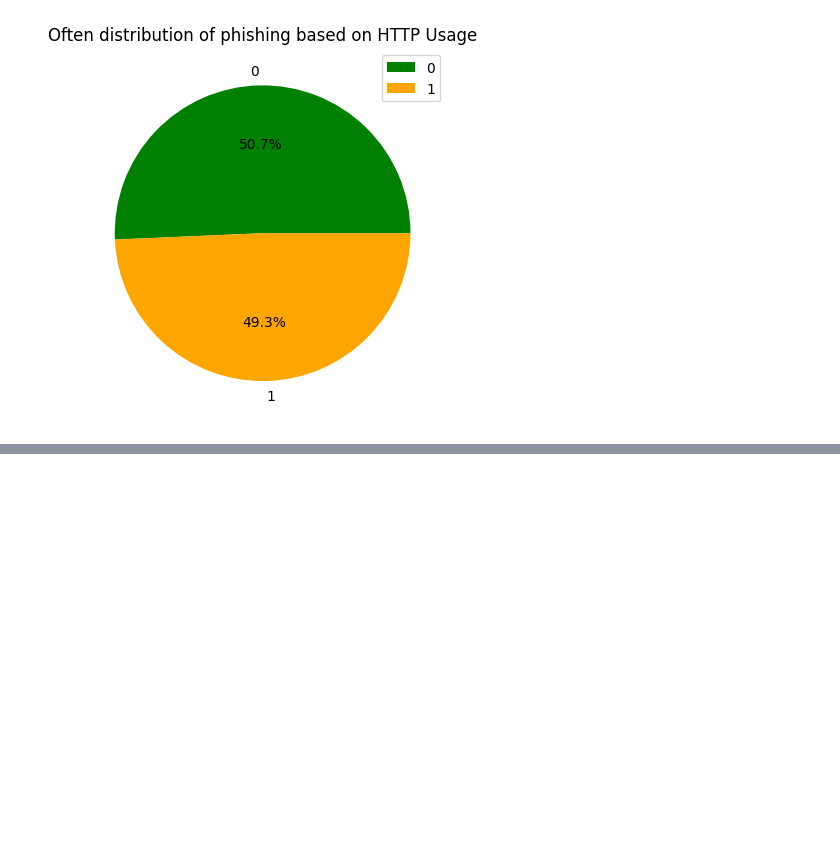
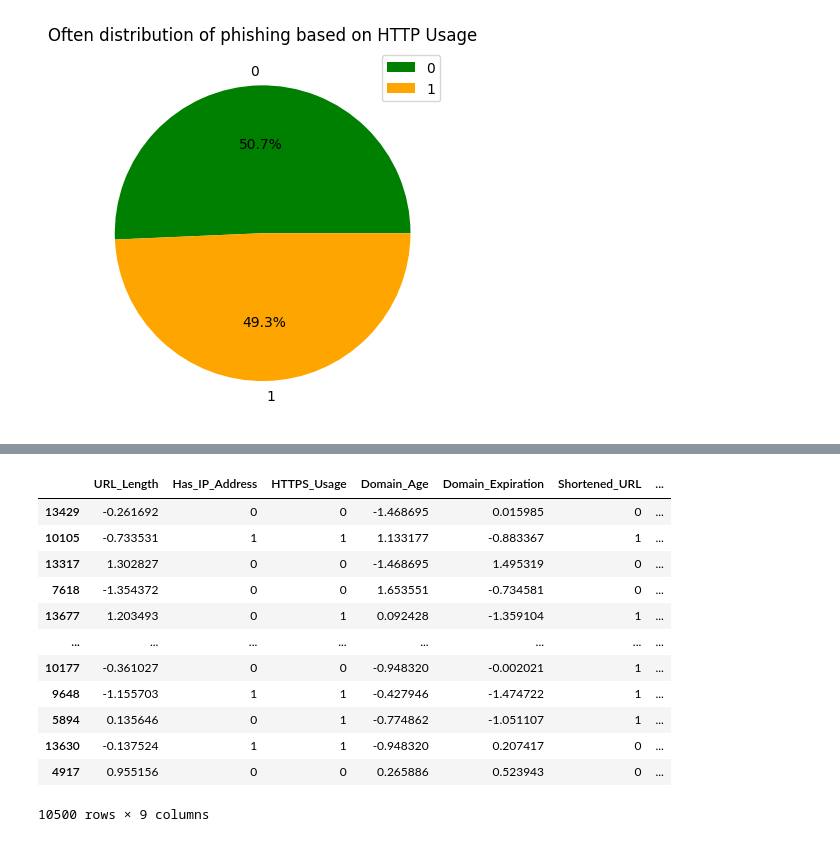
Before and after one commit to Shivansh-datascience/Phising_detection_system, a Jupyter notebook: Phising_detection.ipynb, the cells around one changed output, grey strips where cells are left out. Cells and saved outputs as stored; diff of their text form; code cells hidden in the pictures; blank space fills up the shorter version.

```diff
--- a/Phising_detection.ipynb
+++ b/Phising_detection.ipynb
@@ -1072,0 +1275,31 @@ since having HTTPS in webiste url helps to detect the Phising website so it can
+# %%
+""" Splitting features into Training and Testing """
+class Feature_Splitter:
+
+  def __init__(self,features,target):
+    self.features = features
+    self.target = target
+    self.random_state = np.random.randint(0,42)
+    self.train_size = 70/100   #splitting the featureand target in 70% for training set
+    self.test_size = 30/100   #splitting the featureand target in 30% for testing set
+    self.shuffle = True
+
+  def split_features(self):
+    try:
+      X_train,X_test,y_train,y_test = train_test_split(
+          self.features,
+          self.target,
+          train_size=self.train_size,
+          test_size=self.test_size,
+          random_state=self.random_state,
+          shuffle=self.shuffle
+      )
+      return X_train,X_test,y_train,y_test
+    except Exception as e:
+      raise e
+
+result = Feature_Splitter(features,selected_target)
+X_train,X_test,y_train,y_test = result.split_features()
+
+print(f" training set : {X_train} and {y_train}")
+print(f" testing set : {X_test} and {y_test}")
@@ -1072,0 +1348,16 @@ since having HTTPS in webiste url helps to detect the Phising website so it can
+# %%
+X_train
+# %% [output]
+|  | URL_Length | Has_IP_Address | HTTPS_Usage | Domain_Age | Domain_Expiration | Shortened_URL | ... |
+| 13429 | -0.261692 | 0 | 0 | -1.468695 | 0.015985 | 0 | ... |
+| 10105 | -0.733531 | 1 | 1 | 1.133177 | -0.883367 | 1 | ... |
+| 13317 | 1.302827 | 0 | 0 | -1.468695 | 1.495319 | 0 | ... |
+| 7618 | -1.354372 | 0 | 0 | 1.653551 | -0.734581 | 0 | ... |
+| 13677 | 1.203493 | 0 | 1 | 0.092428 | -1.359104 | 1 | ... |
+| ... | ... | ... | ... | ... | ... | ... | ... |
+| 10177 | -0.361027 | 0 | 0 | -0.948320 | -0.002021 | 1 | ... |
+| 9648 | -1.155703 | 1 | 1 | -0.427946 | -1.474722 | 1 | ... |
+| 5894 | 0.135646 | 0 | 1 | -0.774862 | -1.051107 | 1 | ... |
+| 13630 | -0.137524 | 1 | 1 | -0.948320 | 0.207417 | 0 | ... |
+| 4917 | 0.955156 | 0 | 0 | 0.265886 | 0.523943 | 0 | ... |
+10500 rows × 9 columns
```
Also changed, not shown: parts of 38 cells of this notebook.
